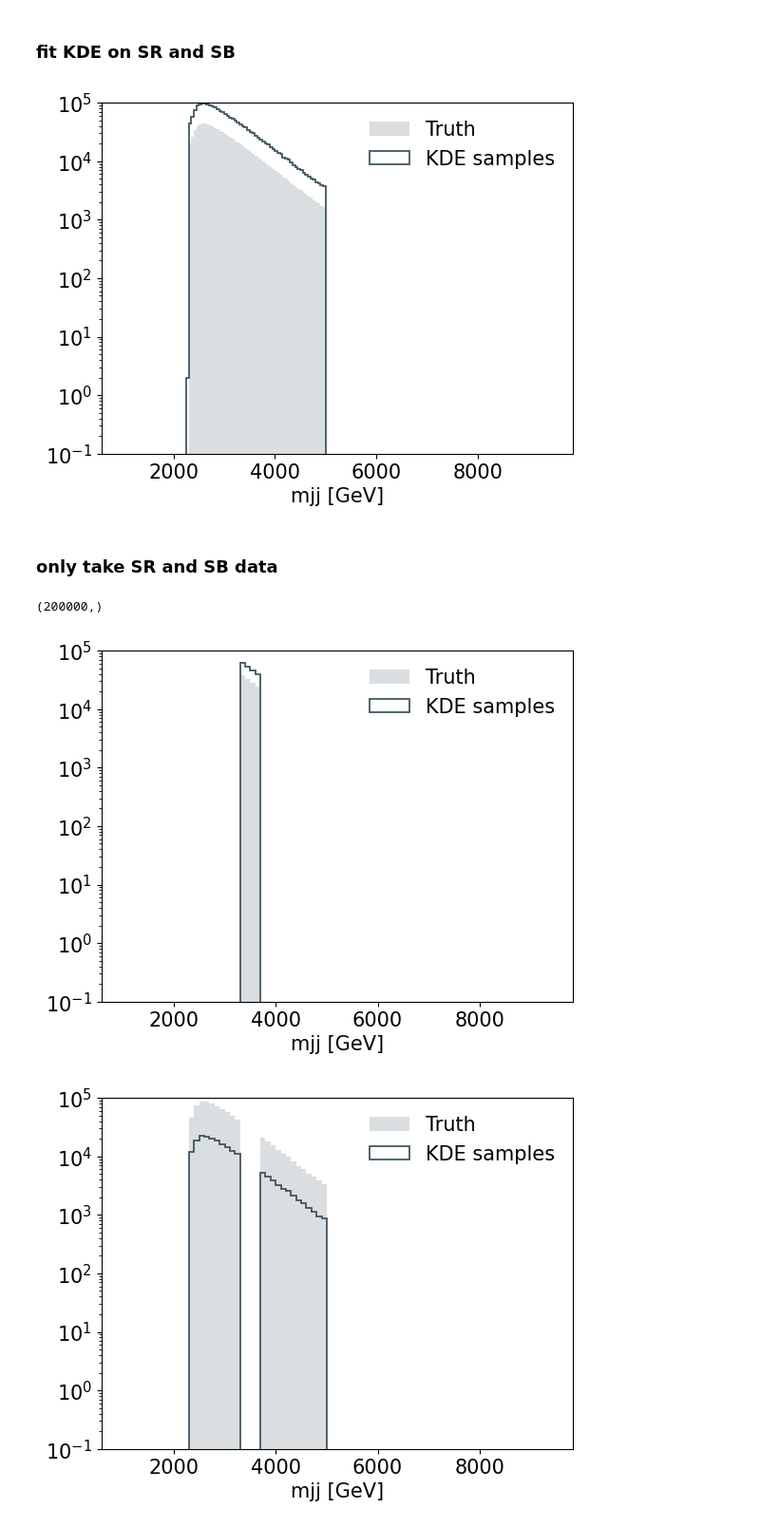
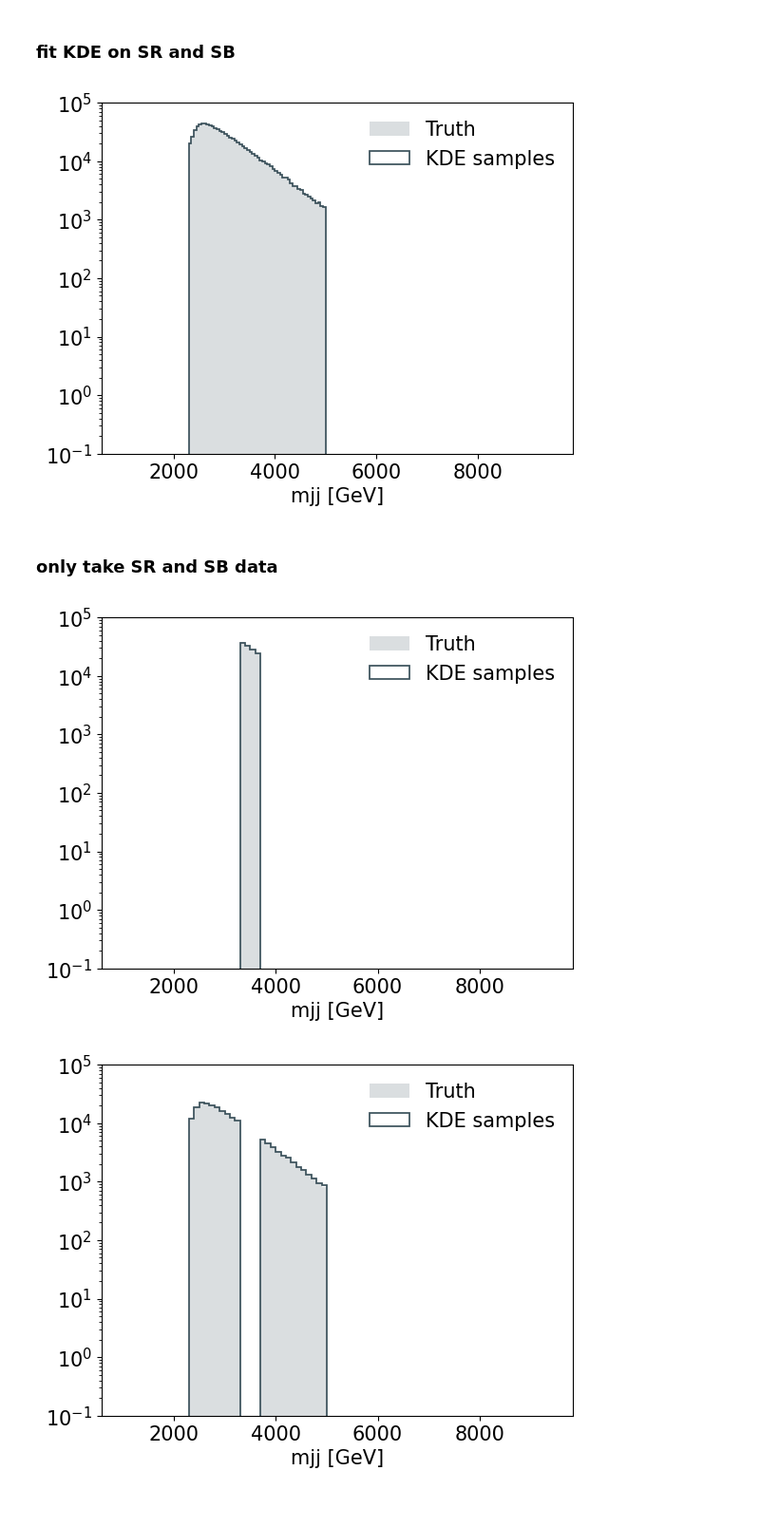
Before and after one commit to ewencedr/particle_fm, a Jupyter notebook: notebooks/25_lhco_full_eval.ipynb, the cells around one changed output. Shown at 95% size. Saved outputs shown, nothing was run; the diff lists cells and outputs as text; code cells hidden in the pictures.

```diff
--- a/notebooks/25_lhco_full_eval.ipynb
+++ b/notebooks/25_lhco_full_eval.ipynb
@@ -103,19 +103,19 @@ samples_sb_sr = kde_model_sb_sr.sample(n_samples * 10)
 # %%
 hist = plt.hist(
     mjj_sb_sr,
     bins=np.arange(1e3, 9.5e3, 0.05e3),
     histtype="stepfilled",
     label="Truth",
     alpha=0.5,
 )
-plt.hist(samples_sb_sr, bins=hist[1], histtype="step", label="KDE samples")
+plt.hist(samples_sb_sr[:len(mjj_sb_sr)], bins=hist[1], histtype="step", label="KDE samples")
 plt.xlabel("mjj [GeV]")
 plt.ylim(1e-1, 1e5)
 plt.legend(frameon=False)
 plt.yscale("log")
 plt.show()
 # %% [output]
-[figure, old version]
+[figure, new version]
 # %% [markdown]
 ### only take SR and SB data
 # %%
@@ -142,10 +142,6 @@ with h5py.File(path_mjj, "r") as f:
 # %%
 with h5py.File(path_mjj_sb, "r") as f:
     mjj_samples_sb = f["mjj"][:]
-# %%
-print(mjj_samples_sr.shape)
-# %% [output]
-(200000,)
 # %%
 hist = plt.hist(
     mjj_sr,
@@ -154,13 +150,13 @@ hist = plt.hist(
     label="Truth",
     alpha=0.5,
 )
-plt.hist(mjj_samples_sr, bins=hist[1], histtype="step", label="KDE samples")
+plt.hist(mjj_samples_sr[:len(mjj_sr)], bins=hist[1], histtype="step", label="KDE samples")
 plt.ylim(1e-1, 1e5)
 plt.xlabel("mjj [GeV]")
 plt.legend(frameon=False)
 plt.yscale("log")
 plt.show()
 # %% [output]
-[figure, old version]
+[figure, new version]
 # %%
 hist = plt.hist(
```
Also changed, not shown: parts of 156 cells of this notebook.
